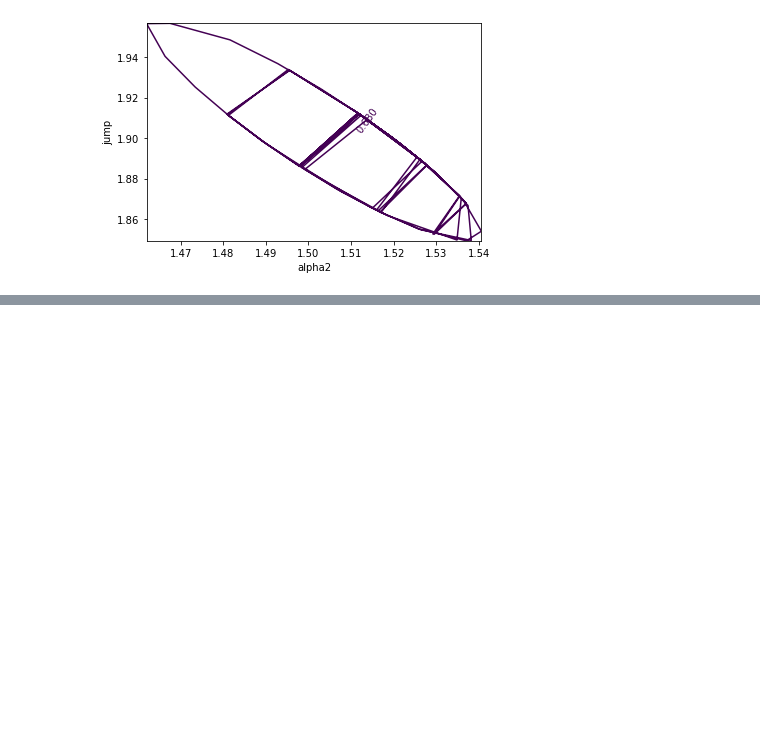
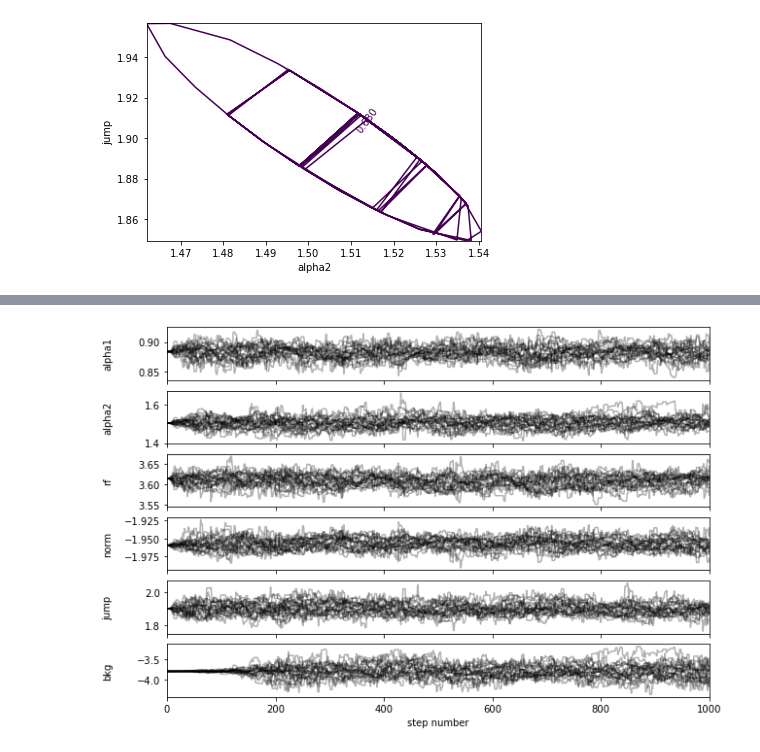
Before and after one commit to domeckert/pyproffit, a Jupyter notebook: docs/source/Discontinuities.ipynb, the cells around one changed output, grey strips where cells are left out. Drawn from its saved outputs; the diff is of its cells as text; code cells hidden in the pictures; blank space fills up the shorter version.

Commit message:
Added description of emcee option

```diff
--- a/docs/source/Discontinuities.ipynb
+++ b/docs/source/Discontinuities.ipynb
@@ -292,0 +299,4 @@ fitobj.minuit.draw_mncontour('alpha2', 'jump')
+# %%
+fitobj.Emcee(nmcmc=1000, walkers=20, burnin=200)
+# %% [output]
+[figure, added]
```
Also changed, not shown: parts of 11 cells of this notebook.
